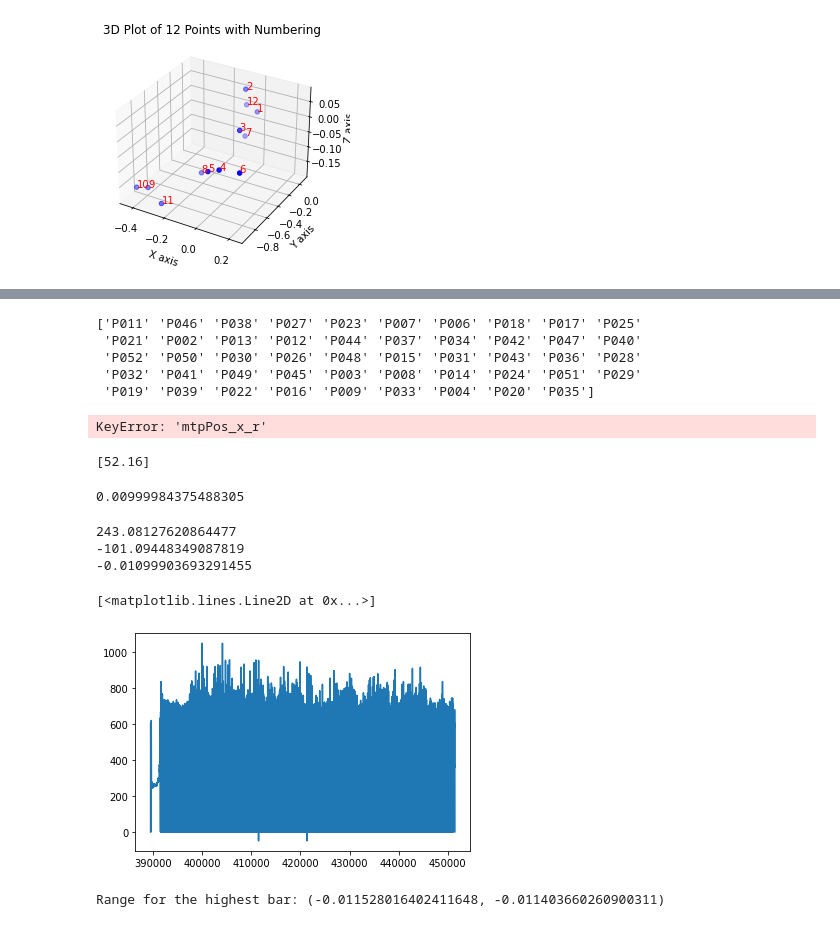
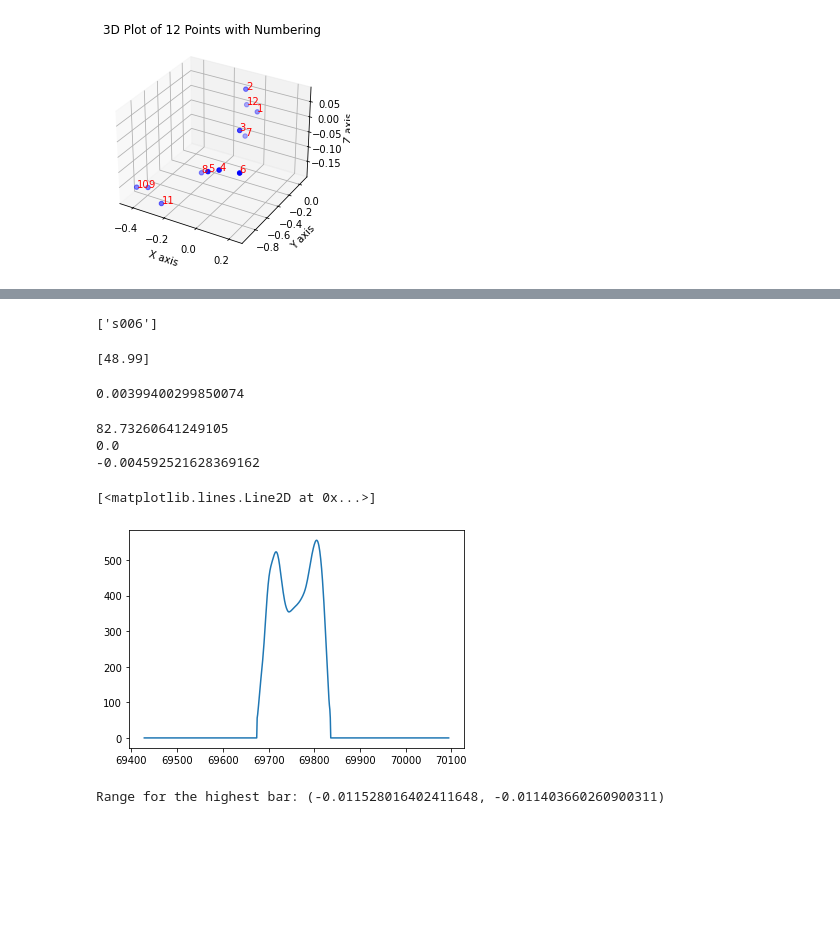
Before and after one commit to jmontp/LocoHub, a Jupyter notebook: AddBiomechanics/zjytestfield.ipynb, the cells around one changed output, grey strips where cells are left out. Cells and saved outputs as stored; diff of their text form; code cells hidden in the pictures; blank space fills up the shorter version.

```diff
--- a/AddBiomechanics/zjytestfield.ipynb
+++ b/AddBiomechanics/zjytestfield.ipynb
@@ -201,19 +210,14 @@ print(data['subject'].unique())
 # %%
-filtered_df=data[data['task']=="flatrun_fixed_1"]
-print(data['subject'].unique())
+filtered_df=data[(data['task']=="20220614_walk_4")]
+print(filtered_df['subject'].unique())
 mtppsxr=filtered_df['mtpPos_x_r']
-accmt=filtered_df['time_step']
+accmt=filtered_df['time']
 # %% [output]
-['P011' 'P046' 'P038' 'P027' 'P023' 'P007' 'P006' 'P018' 'P017' 'P025'
- 'P021' 'P002' 'P013' 'P012' 'P044' 'P037' 'P034' 'P042' 'P047' 'P040'
- 'P052' 'P050' 'P030' 'P026' 'P048' 'P015' 'P031' 'P043' 'P036' 'P028'
- 'P032' 'P041' 'P049' 'P045' 'P003' 'P008' 'P014' 'P024' 'P051' 'P029'
- 'P019' 'P039' 'P022' 'P016' 'P009' 'P033' 'P004' 'P020' 'P035']
+['s006']
-KeyError: 'mtpPos_x_r'
 # %%
 print((filtered_df['subject_mass']).unique())
 # %% [output]
-[52.16]
+[48.99]
 # %%
 diffs = np.diff(accmt)
 
@@ -224,27 +228,27 @@ decreasing_periods = diffs[diffs > 0]
 
 print( np.mean(decreasing_periods))
 # %% [output]
-0.00999984375488305
+0.00399400299850074
 # %%
 negthresh=min(filtered_df['grf_y_r']+filtered_df['grf_y_r'])
-condition_array=(filtered_df['grf_y_r']>filtered_df['grf_y_l'])&(filtered_df['grf_y_r']+filtered_df['grf_y_l']>filtered_df['subject_mass']*9.81+negthresh-100)
+condition_array=(filtered_df['grf_y_r']>filtered_df['grf_y_l'])&(filtered_df['grf_y_r']+filtered_df['grf_y_l']>filtered_df['subject_mass']*9.81+negthresh-400)
 tttp=mtppsxr[condition_array]
 ffftt=filtered_df[condition_array]
 print(min(ffftt['grf_y_r']))
 print(min(filtered_df['grf_y_l']+filtered_df['grf_y_l']))
 diffs = np.diff(tttp)
 decreasing_periods = diffs[diffs < 0.01]
 # Calculate the rate of decrease (k) for these periods
 
 print( np.mean(decreasing_periods))
 
 plt.plot(filtered_df['grf_y_l'])
 # %% [output]
-243.08127620864477
--101.09448349087819
--0.01099903693291455
+82.73260641249105
+0.0
+-0.004592521628369162
 [<matplotlib.lines.Line2D at 0x...>]
-[figure, old version]
+[figure, new version]
 # %%
 import statistics
 
```
Also changed, not shown: parts of 3 cells of this notebook, 23 other files.
